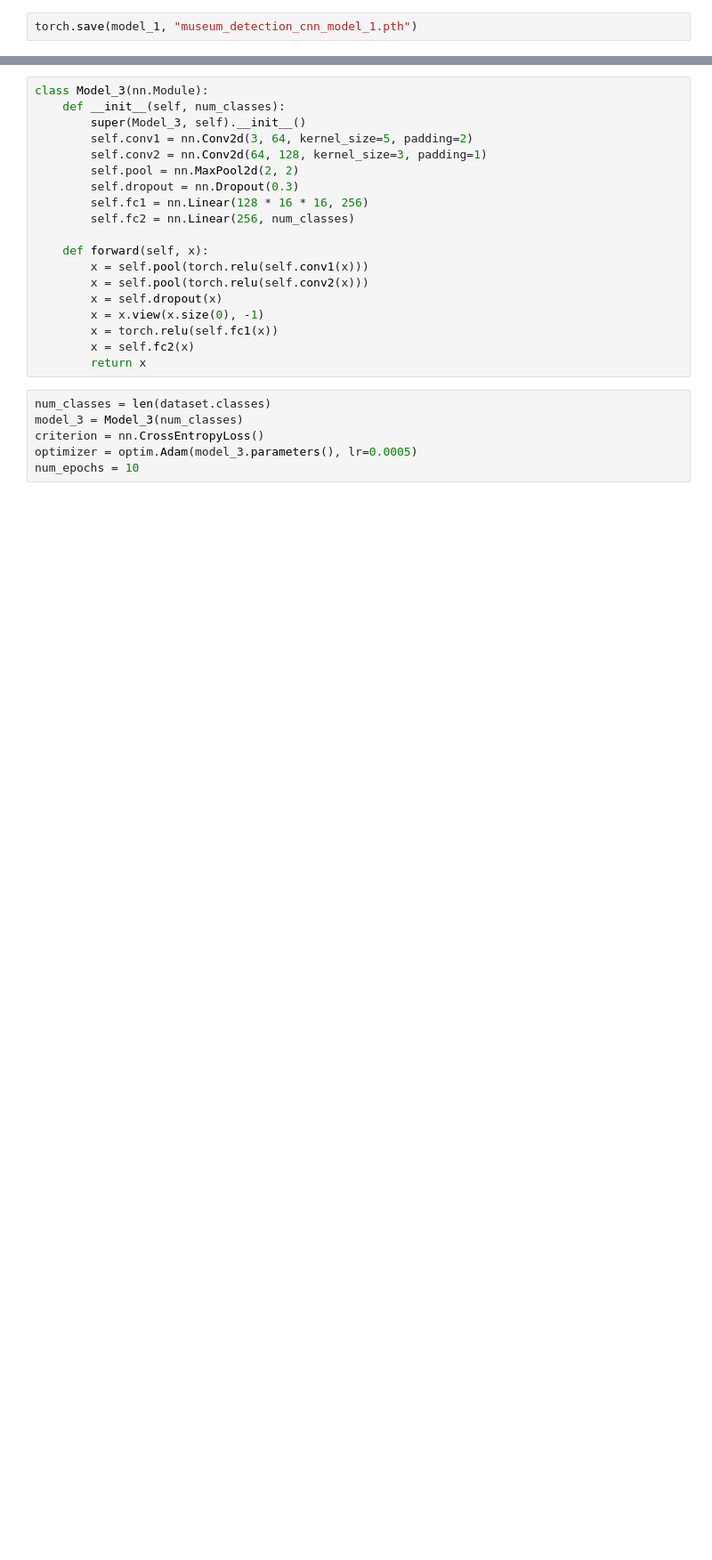
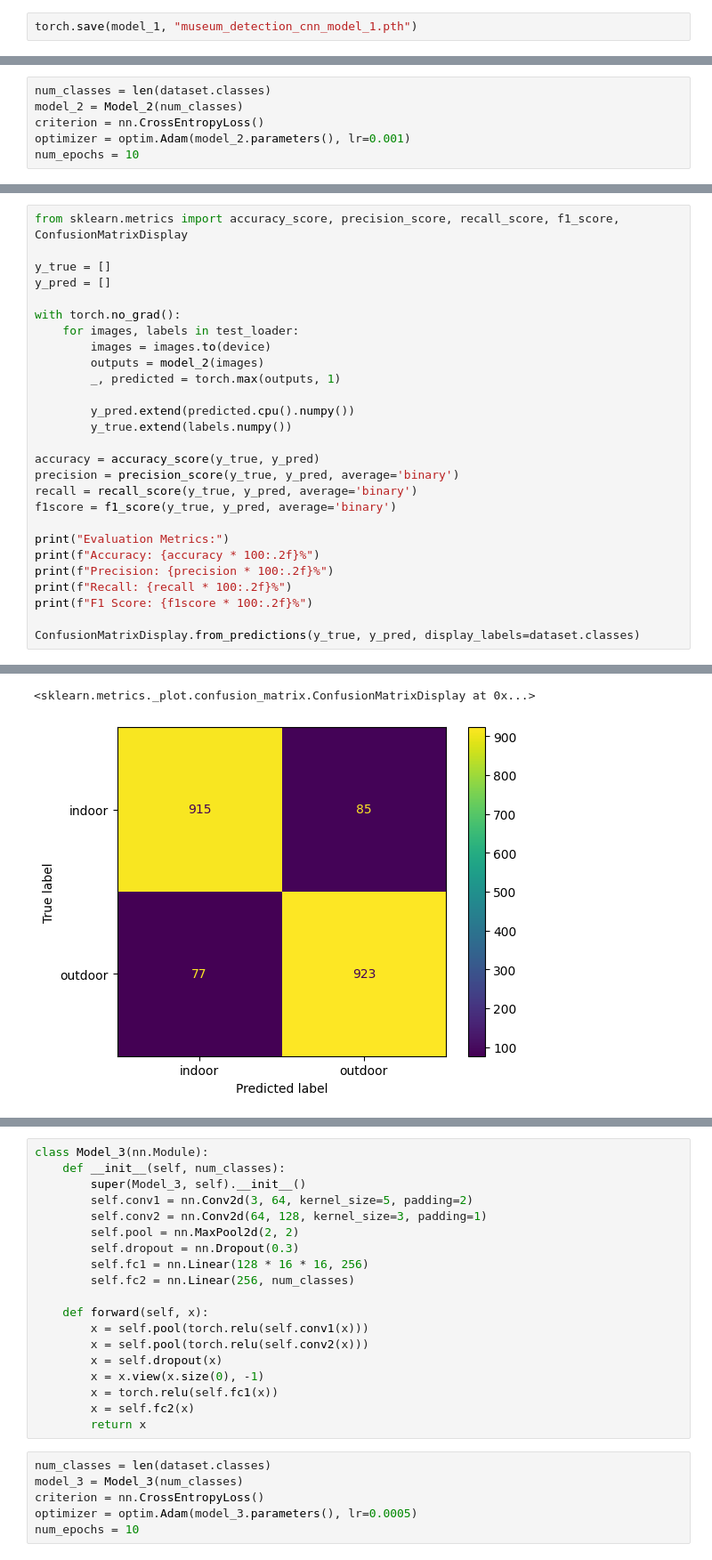
Before and after one commit to BhavyaPatel25/Museum-View-Detection, a Jupyter notebook: CNN_Model.ipynb, the cells around one changed output, grey strips where cells are left out. Shown at 89% size. Cells and saved outputs as stored; diff of their text form; blank space fills up the shorter version.

Commit message:
Added Model 2

```diff
--- a/CNN_Model.ipynb
+++ b/CNN_Model.ipynb
@@ -143,0 +163,6 @@ torch.save(model_1, "museum_detection_cnn_model_1.pth")
+# %%
+num_classes = len(dataset.classes)
+model_2 = Model_2(num_classes)
+criterion = nn.CrossEntropyLoss()
+optimizer = optim.Adam(model_2.parameters(), lr=0.001)
+num_epochs = 10
@@ -143,0 +213,28 @@ torch.save(model_1, "museum_detection_cnn_model_1.pth")
+# %%
+from sklearn.metrics import accuracy_score, precision_score, recall_score, f1_score, ConfusionMatrixDisplay
+
+y_true = []
+y_pred = []
+
+with torch.no_grad():
+    for images, labels in test_loader:
+        images = images.to(device)
+        outputs = model_2(images)
+        _, predicted = torch.max(outputs, 1)
+
+        y_pred.extend(predicted.cpu().numpy())
+        y_true.extend(labels.numpy())
+
+accuracy = accuracy_score(y_true, y_pred)
+precision = precision_score(y_true, y_pred, average='binary')
+recall = recall_score(y_true, y_pred, average='binary')
+f1score = f1_score(y_true, y_pred, average='binary')
+
+print("Evaluation Metrics:")
+print(f"Accuracy: {accuracy * 100:.2f}%")
+print(f"Precision: {precision * 100:.2f}%")
+print(f"Recall: {recall * 100:.2f}%")
+print(f"F1 Score: {f1score * 100:.2f}%")
+
+ConfusionMatrixDisplay.from_predictions(y_true, y_pred, display_labels=dataset.classes)
+# %% [output]
@@ -143,0 +246,2 @@ torch.save(model_1, "museum_detection_cnn_model_1.pth")
+<sklearn.metrics._plot.confusion_matrix.ConfusionMatrixDisplay at 0x...>
+[figure, added]
```
Also changed, not shown: parts of 4 cells of this notebook.
